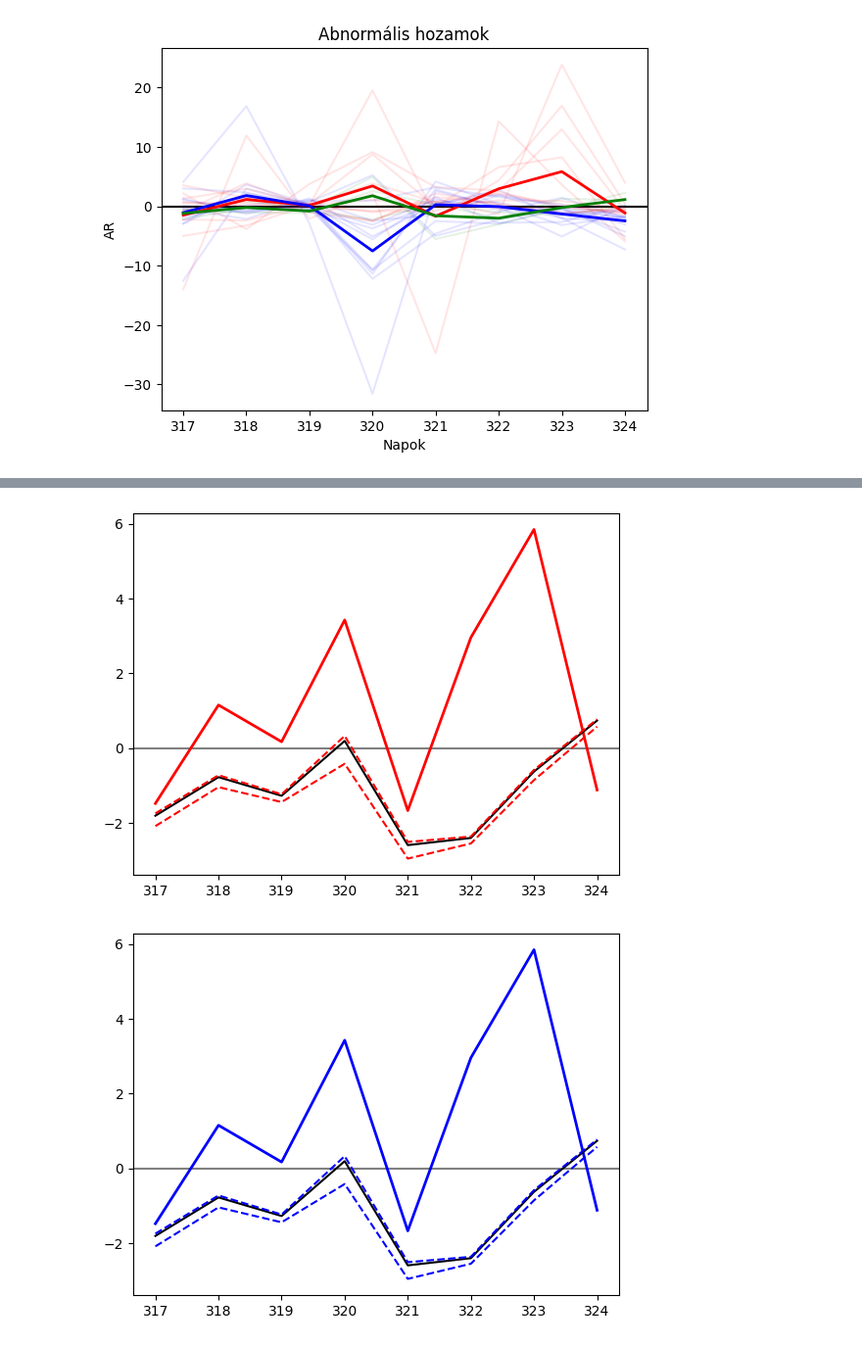
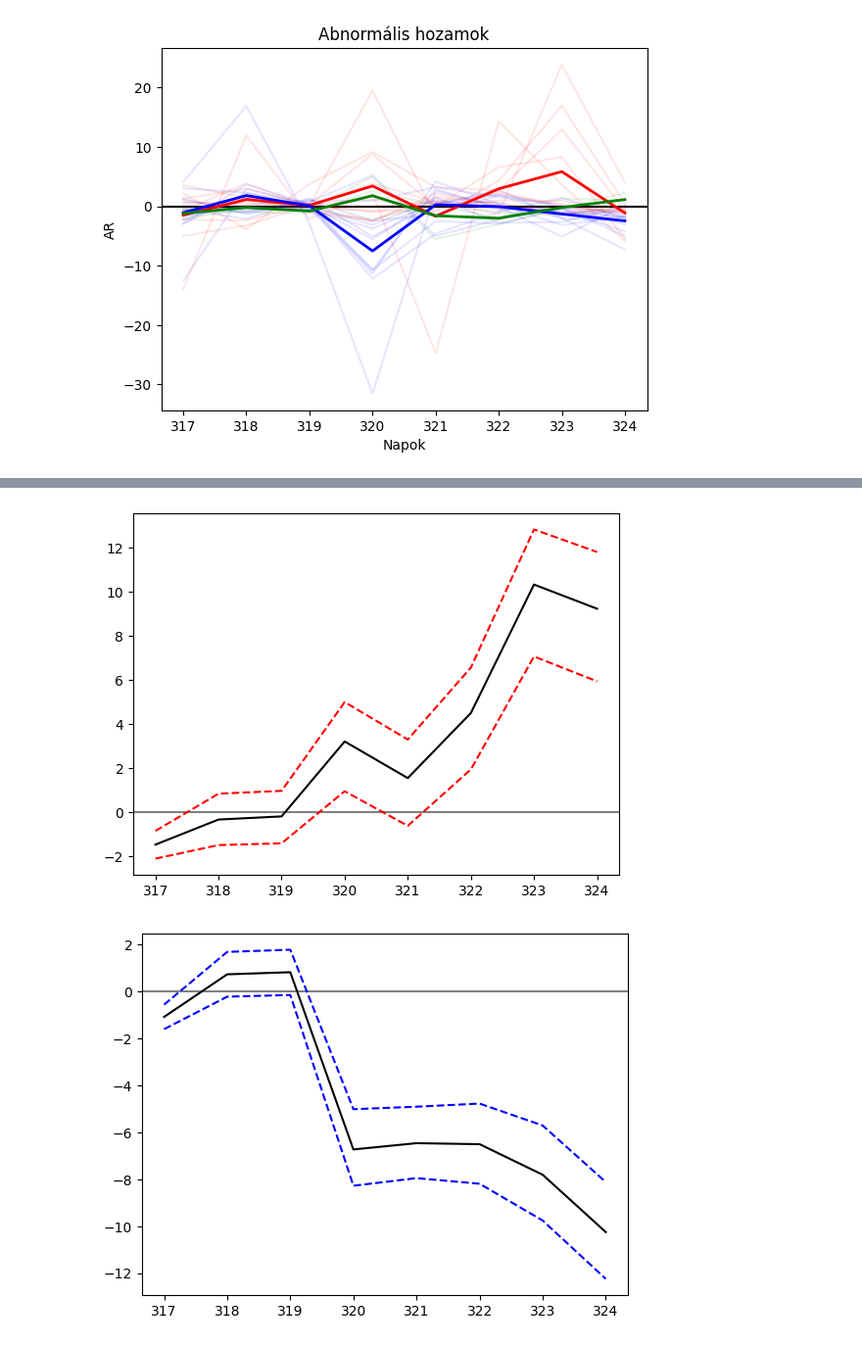
Before and after one commit to orsimarcell/Trump-effect-on-US-stocks, a Jupyter notebook: event_study.ipynb, the cells around one changed output, grey strips where cells are left out. Shown: that part at 98% size. Cells and saved outputs as stored; diff of their text form; code cells hidden in the pictures.

Commit message:
Update plots

```diff
--- a/event_study.ipynb
+++ b/event_study.ipynb
@@ -150,6 +188,7 @@ plt.savefig('plot.pdf')
 # %%
 # Bootstrap for Trump stocks
-AAR_boot=list()
+AAR_boot_trump=list()
+CAAR_boot_trump=list()
 M=10000
 
 for i in range(M):
@@ -163,8 +202,13 @@ for i in range(M):
         index=Y_event.index,
         columns=stocks_trump
     )
-    AAR_boot.append(list(AR_boot.mean(axis=1)))
+    AAR_boot_trump.append(list(AR_boot.mean(axis=1)))
+    CAAR_boot_trump.append(AR_boot.mean(axis=1).cumsum())
 
-p10=np.percentile(AAR_boot,0.025,axis=0)
-med=np.percentile(AAR_boot,0.5,axis=0)
-p90=np.percentile(AAR_boot,0.975,axis=0)
+p10_trump=np.percentile(AAR_boot_trump,2.5,axis=0)
+med_trump=np.percentile(AAR_boot_trump,50,axis=0)
+p90_trump=np.percentile(AAR_boot_trump,97.5,axis=0)
+
+p10_trump_c=np.percentile(CAAR_boot_trump,2.5,axis=0)
+med_trump_c=np.percentile(CAAR_boot_trump,50,axis=0)
+p90_trump_c=np.percentile(CAAR_boot_trump,97.5,axis=0)
@@ -174,18 +215,19 @@ p90=np.percentile(AAR_boot,0.975,axis=0)
 # %%
 plt.axhline(0,color='gray')
-plt.plot(AAR_stocks_trump,color='red',label=col,linewidth=2)
-plt.plot(event_window_idx,p10,color='red',label='p10',linestyle='--')
-plt.plot(event_window_idx,med,color='black',label='med')
-plt.plot(event_window_idx,p90,color='red',label='p90',linestyle='--')
+#plt.plot(AAR_stocks_trump,color='red',label=col,linewidth=2)
+plt.plot(event_window_idx,p10_trump_c,color='red',label='p10',linestyle='--')
+plt.plot(event_window_idx,med_trump_c,color='black',label='med')
+plt.plot(event_window_idx,p90_trump_c,color='red',label='p90',linestyle='--')
 
-plt.savefig('btstrp_trump.svg')
+plt.savefig('btstrp_trump_c.png')
 
 plt.show()
 # %% [output]
-[figure, old version]
+[figure, new version]
 # %%
 # Bootstrap for Harris stocks
-AAR_boot=list()
+AAR_boot_harris=list()
+CAAR_boot_harris=list()
 M=10000
 
 for i in range(M):
@@ -199,22 +241,27 @@ for i in range(M):
         index=Y_event.index,
         columns=stocks_harris
     )
-    AAR_boot.append(list(AR_boot.mean(axis=1)))
+    AAR_boot_harris.append(list(AR_boot.mean(axis=1)))
+    CAAR_boot_harris.append(AR_boot.mean(axis=1).cumsum())
 
-p10=np.percentile(AAR_boot,0.025,axis=0)
-med=np.percentile(AAR_boot,0.5,axis=0)
-p90=np.percentile(AAR_boot,0.975,axis=0)
+p10_harris=np.percentile(AAR_boot_harris,2.5,axis=0)
+med_harris=np.percentile(AAR_boot_harris,50,axis=0)
+p90_harris=np.percentile(AAR_boot_harris,97.5,axis=0)
+
+p10_harris_c=np.percentile(CAAR_boot_harris,2.5,axis=0)
+med_harris_c=np.percentile(CAAR_boot_harris,50,axis=0)
+p90_harris_c=np.percentile(CAAR_boot_harris,97.5,axis=0)
 # %%
 plt.axhline(0,color='gray')
-plt.plot(AAR_stocks_trump,color='blue',label=col,linewidth=2)
-plt.plot(event_window_idx,p10,color='blue',label='p10',linestyle='--')
-plt.plot(event_window_idx,med,color='black',label='med')
-plt.plot(event_window_idx,p90,color='blue',label='p90',linestyle='--')
+#plt.plot(AAR_stocks_harris,color='blue',label=col,linewidth=2)
+plt.plot(event_window_idx,p10_harris_c,color='blue',label='p10',linestyle='--')
+plt.plot(event_window_idx,med_harris_c,color='black',label='med')
+plt.plot(event_window_idx,p90_harris_c,color='blue',label='p90',linestyle='--')
 
-plt.savefig('btstrp_harris.svg')
+plt.savefig('btstrp_harris_c.png')
 
 plt.show()
 # %% [output]
-[figure, old version]
+[figure, new version]
 # %%
 # Bootstrap for Tech stocks
```
Also changed, not shown: parts of 8 cells of this notebook, 10 other files.
